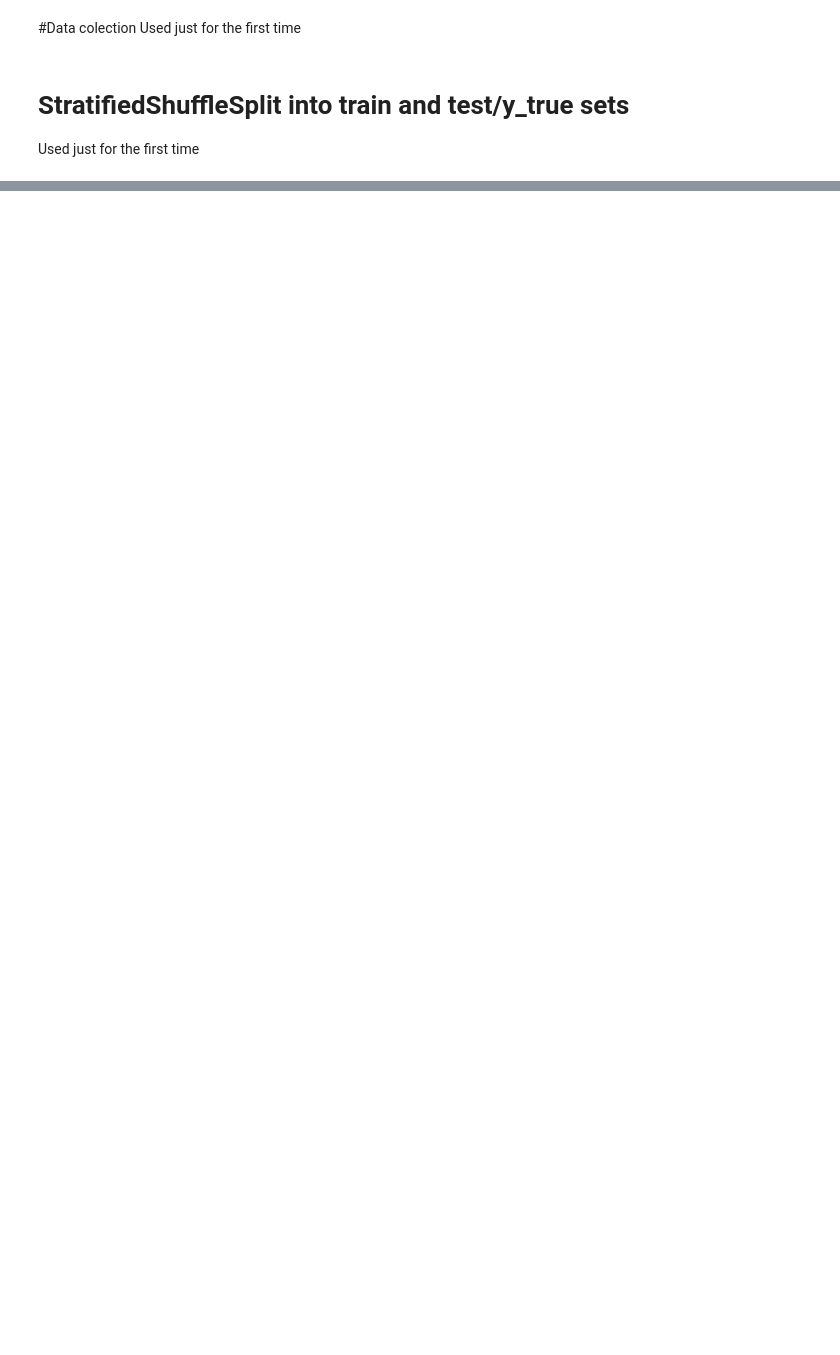
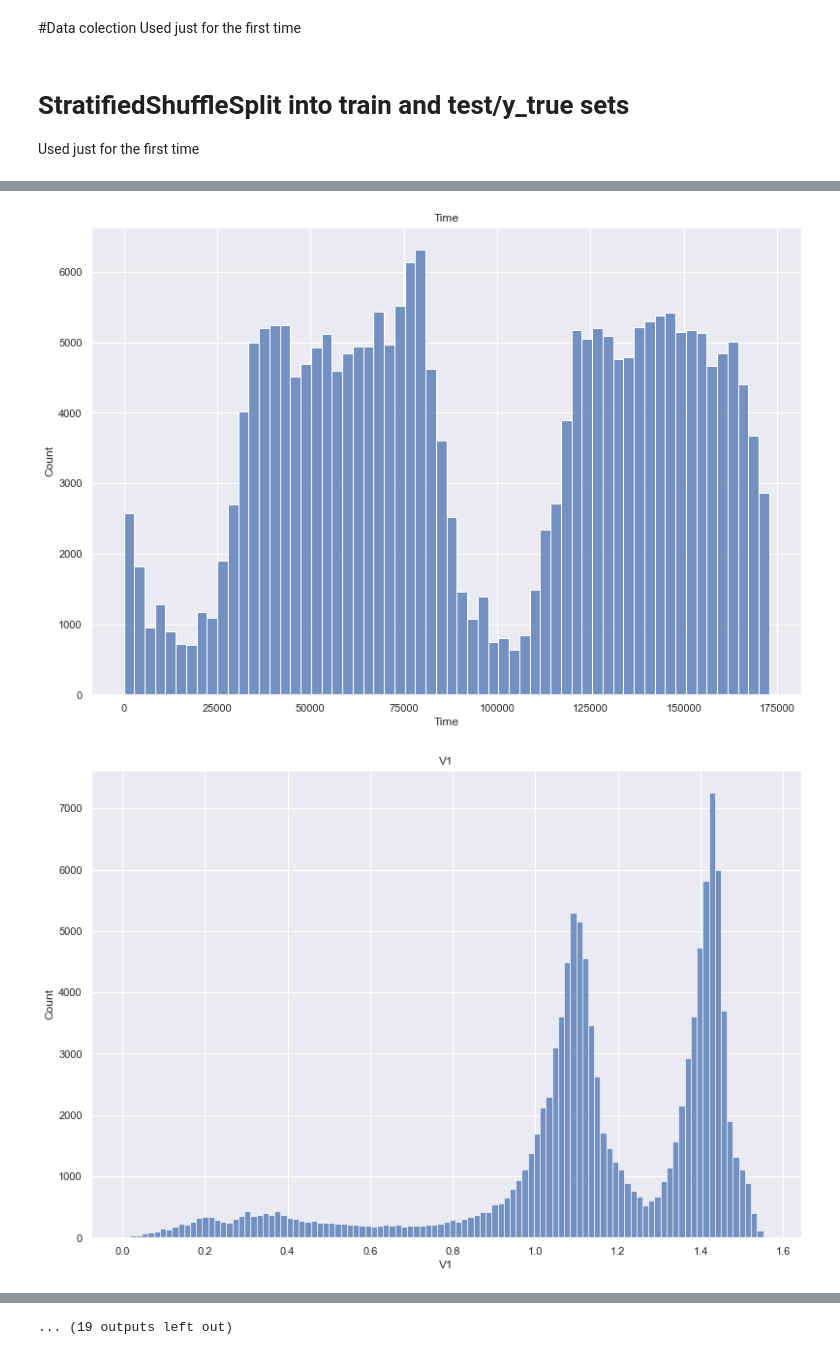
Before and after one commit to patrick-potocny/credit_card_fraud, a Jupyter notebook: credit_card_fraud_detection.ipynb, the cells around one changed output, grey strips where cells are left out. Drawn from its saved outputs; the diff is of its cells as text; code cells hidden in the pictures; blank space fills up the shorter version.

```diff
--- a/credit_card_fraud_detection.ipynb
+++ b/credit_card_fraud_detection.ipynb
@@ -33,0 +157,5 @@ Used just for the first time
+# %%
+#todo check distros of
+outlier_cols = ['V1', 'V2', 'V3', 'V4', 'V5', 'V6', 'V7', 'V8', 'V9', 'V10',
+       'V11', 'V12', 'V13', 'V14', 'V15', 'V16', 'V17', 'V18', 'V19', 'V20',
+       'V21', 'V22', 'V23', 'V24', 'V25', 'V26', 'V27', 'V28', 'Amount',]
@@ -33,0 +226,19 @@ Used just for the first time
+# %%
+def sqrt_trans(X):
+    for col in outlier_cols:
+        X[col] = np.sqrt(X[col])
+
+    return X
+# %%
+test_df = df
+# %%
+sqrt_trans_df = sqrt_trans(test_df)
+# %%
+for col in sqrt_trans_df.columns:
+    fig, ax = plt.subplots(figsize=a4_dims)
+    sns.histplot(sqrt_trans_df[col])
+    plt.title(col)
+    plt.show()
+# %% [output]
+[figure, added]
+[figure, added]
@@ -33,0 +255 @@ Used just for the first time
+... (19 outputs left out)
```
Also changed, not shown: parts of 26 cells of this notebook.
